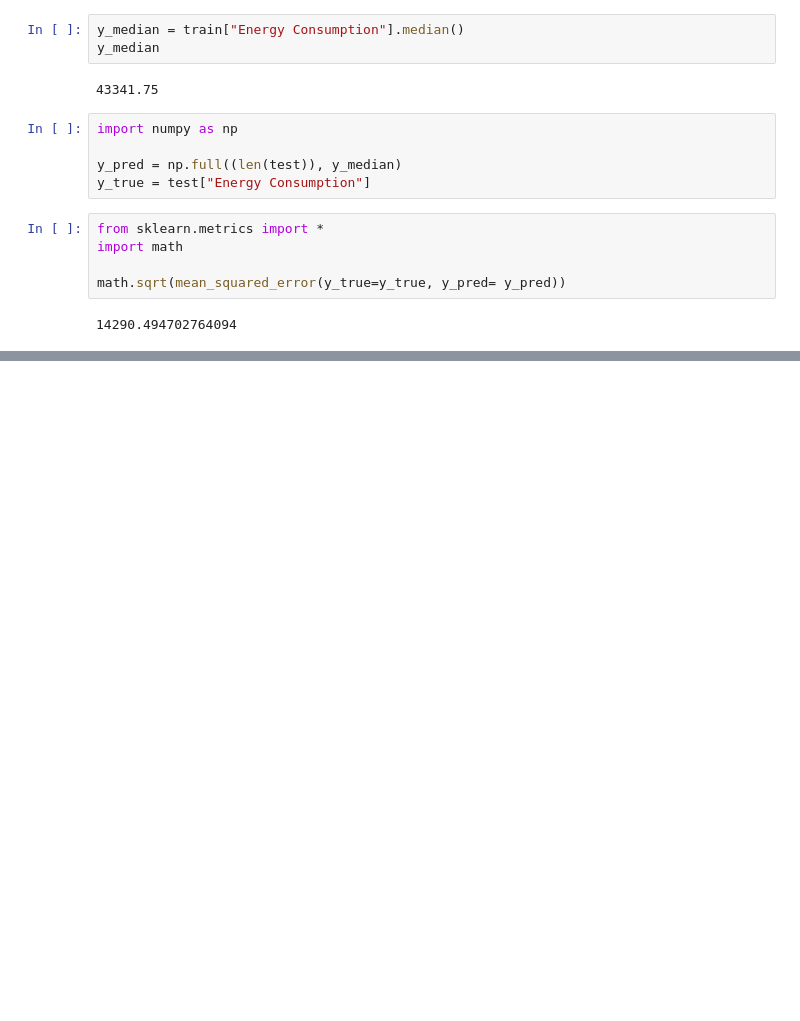
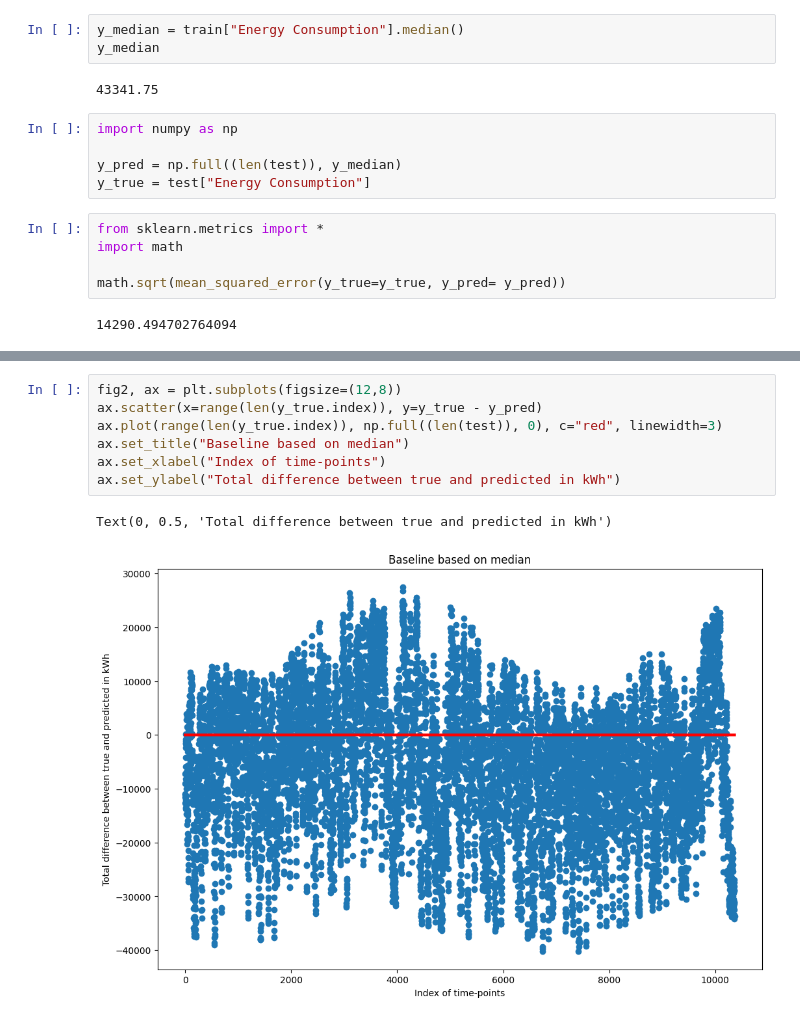
Before and after one commit to maxlautenbach/data-quadrat, a Jupyter notebook: Baseline.ipynb, the cells around one changed output, grey strips where cells are left out. Cells and saved outputs as stored; diff of their text form; blank space fills up the shorter version.

```diff
--- a/Baseline.ipynb
+++ b/Baseline.ipynb
@@ -23,0 +36,10 @@ math.sqrt(mean_squared_error(y_true=y_true, y_pred= y_pred))
+# %%
+fig2, ax = plt.subplots(figsize=(12,8))
+ax.scatter(x=range(len(y_true.index)), y=y_true - y_pred)
+ax.plot(range(len(y_true.index)), np.full((len(test)), 0), c="red", linewidth=3)
+ax.set_title("Baseline based on median")
+ax.set_xlabel("Index of time-points")
+ax.set_ylabel("Total difference between true and predicted in kWh")
+# %% [output]
+Text(0, 0.5, 'Total difference between true and predicted in kWh')
+[figure, added]
```
Also changed, not shown: parts of 1 cell of this notebook, 1 other file.
